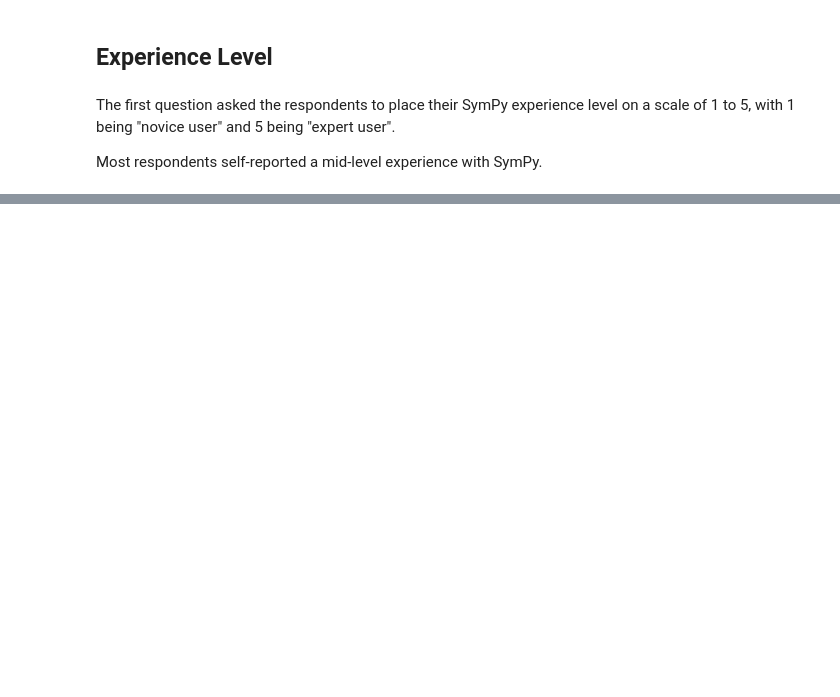
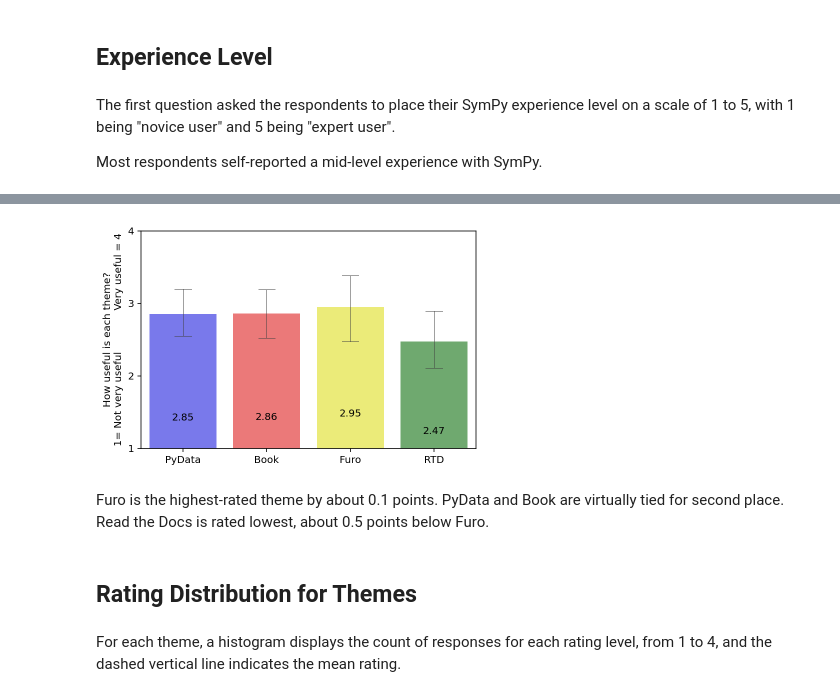
Before and after one commit to sympy/sympy-docs-survey, a Jupyter notebook: analysis.ipynb, the cells around one changed output, grey strips where cells are left out. Cells and saved outputs as stored; diff of their text form; code cells hidden in the pictures; blank space fills up the shorter version.

```diff
--- a/analysis.ipynb
+++ b/analysis.ipynb
@@ -102,7 +86,0 @@ resources_bar_colors = [i.get_facecolor() for i in ax.containers[0].get_children
-# %%
-all_resources = sorted(set(flattened_series(df[resources])), key=lambda i: vals[i])
-
-for r in all_resources:
-    df[r] = df[resources].fillna('').apply(lambda x: r in x)
-
-resources_by_experience = df.groupby(df[experience_level].fillna(0))[all_resources].sum()
@@ -157,0 +99,44 @@ The answers to these questions are not shown here because the survey stated "All
+# %%
+# So seaborn can automatically plot standard deviations as error bars,
+# combine all ratings into one column, paired with theme
+all_themes = []
+for theme in themes:
+    this_theme = [theme] * n_responses
+    all_themes += this_theme
+
+all_ratings = []
+for col in rating_cols:
+    this_theme_ratings = list(df[col])
+    all_ratings += this_theme_ratings
+
+df_combined = pandas.DataFrame(list(zip(all_themes, all_ratings)), columns = ['theme', 'rating'])
+# %%
+rating_min = 1
+rating_max = 4
+num_bins = rating_max - rating_min + 1
+rating_values = range(rating_min, rating_max + 1)
+
+t = seaborn.barplot(
+    data=df_combined,
+    x="theme",
+    y="rating",
+    capsize=0.2,
+    errwidth=0.5,
+    palette=theme_colors,
+    alpha=.6,
+)
+t.set_yticks(rating_values)
+t.bar_label(t.containers[0], label_type = 'center', fmt='%.2f')
+
+t.set(xlabel='', ylabel='How useful is each theme?\n1= Not very useful             Very useful = 4')
+t.set(ylim=(rating_min,rating_max))
+
+t.grid(False)
+# %% [output]
+[figure, added]
+# %% [markdown]
+Furo is the highest-rated theme by about 0.1 points. PyData and Book are virtually tied for second place. Read the Docs is rated lowest, about 0.5 points below Furo.
+# %% [markdown]
+## Rating Distribution for Themes
+# %% [markdown]
+For each theme, a histogram displays the count of responses for each rating level, from 1 to 4, and the dashed vertical line indicates the mean rating.
```
Also changed, not shown: parts of 35 cells of this notebook, 7 other files.
